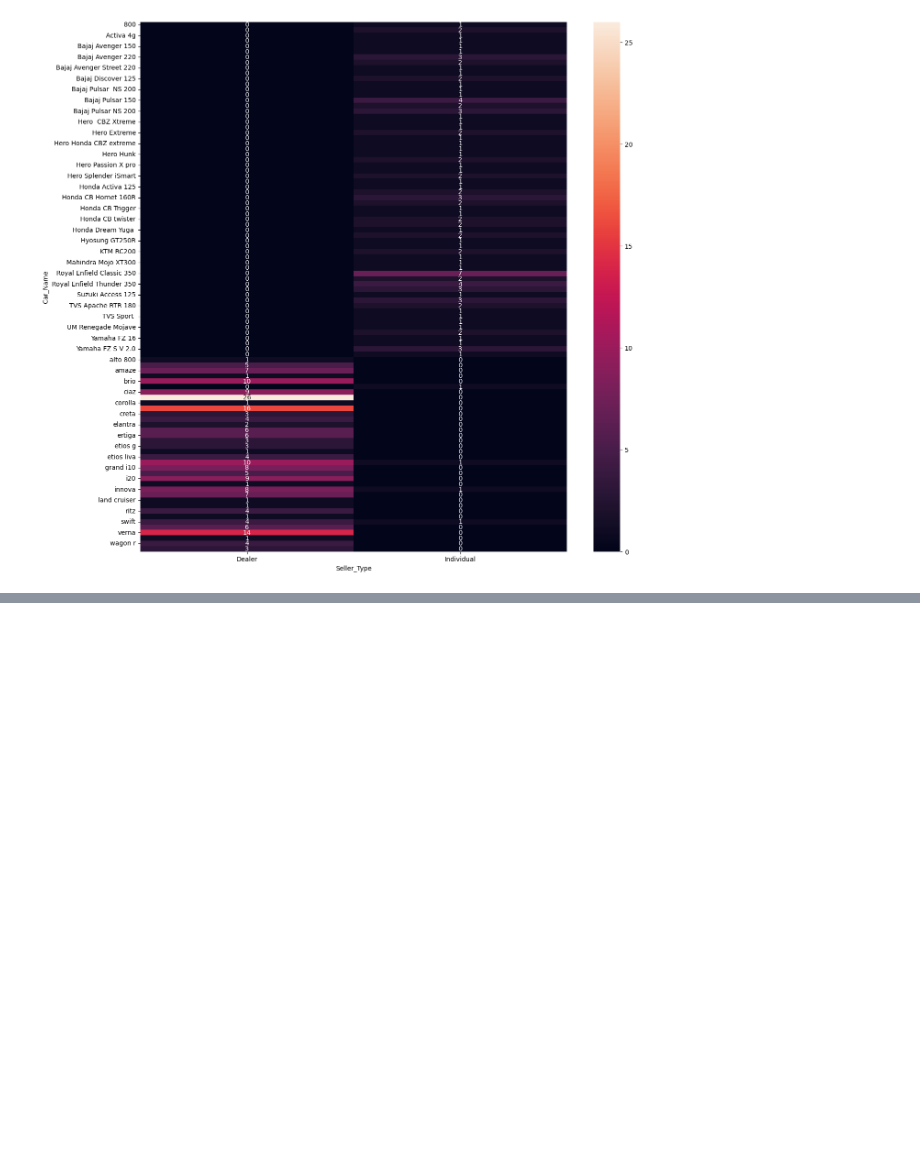
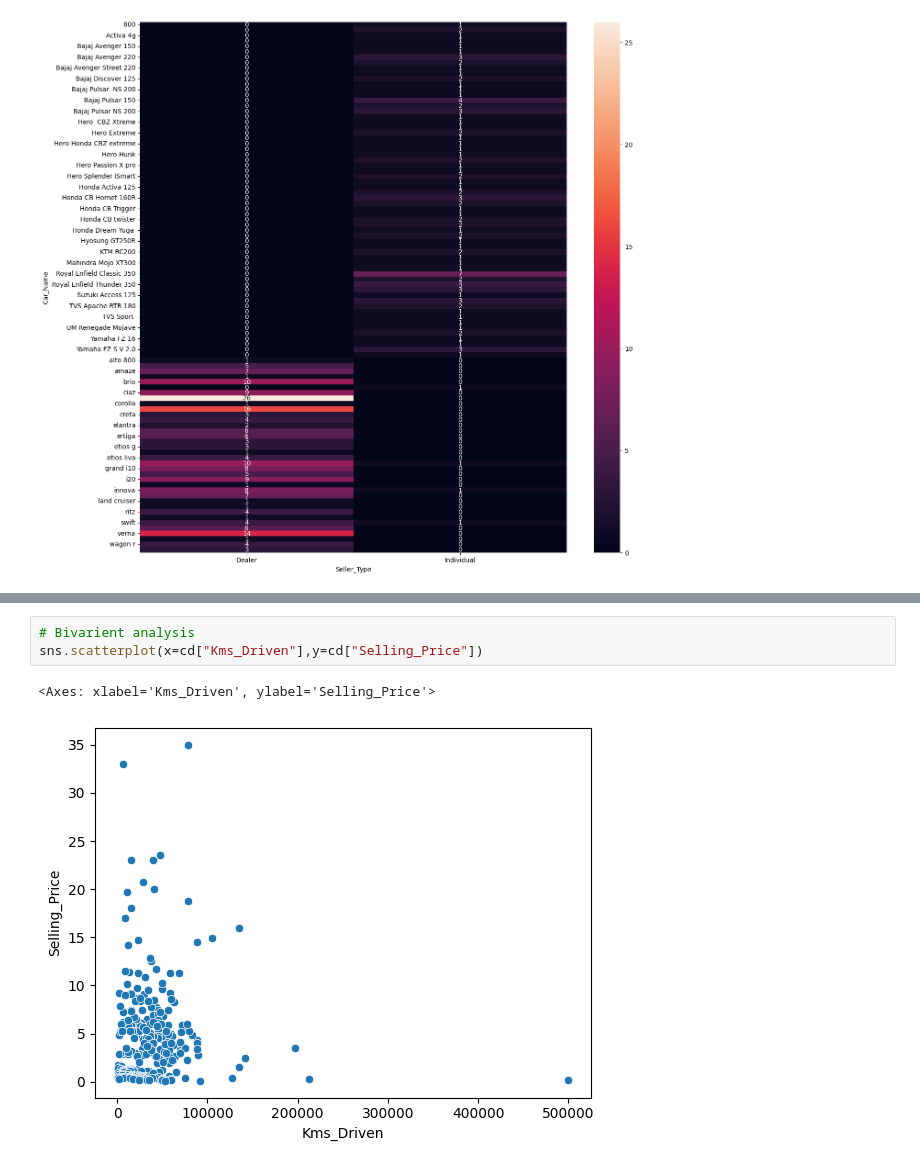
Before and after one commit to SonuDJ55/EDAof-Varity-DATA, a Jupyter notebook: EDA_CAR_DATASET.ipynb, the cells around one changed output, grey strips where cells are left out. Saved outputs shown, nothing was run; the diff lists cells and outputs as text; blank space fills up the shorter version.

```diff
--- a/EDA_CAR_DATASET.ipynb
+++ b/EDA_CAR_DATASET.ipynb
@@ -224,0 +238,6 @@ sns.heatmap(cross_tab,annot=True)
+# %%
+# Bivarient analysis
+sns.scatterplot(x=cd["Kms_Driven"],y=cd["Selling_Price"])
+# %% [output]
+<Axes: xlabel='Kms_Driven', ylabel='Selling_Price'>
+[figure, added]
```
Also changed, not shown: parts of 17 cells of this notebook, 2 other files.
